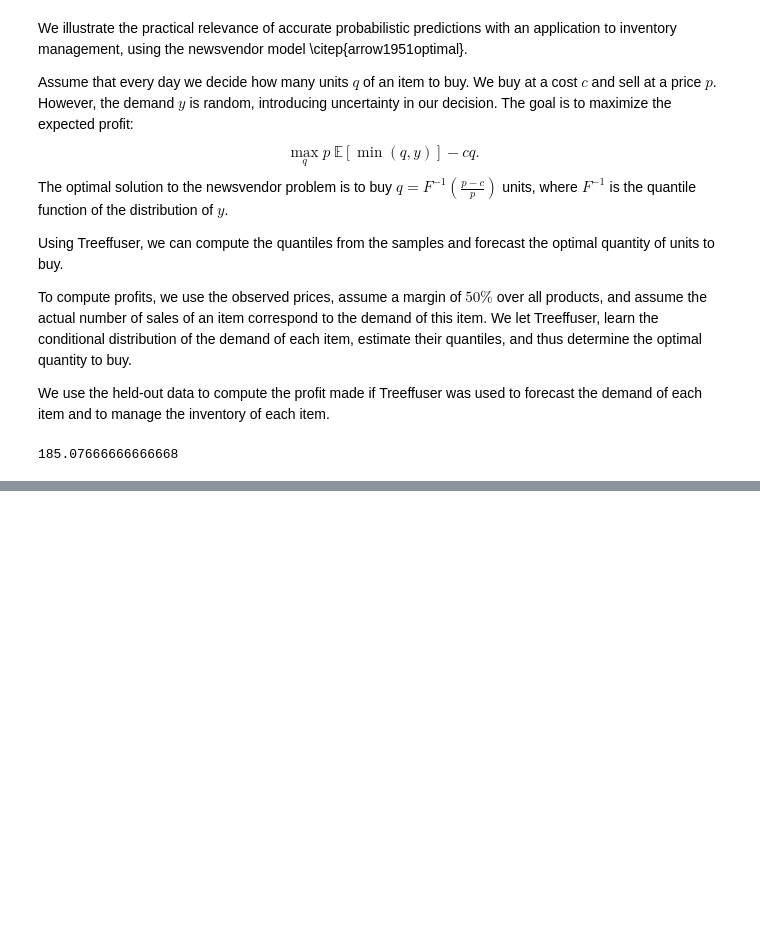
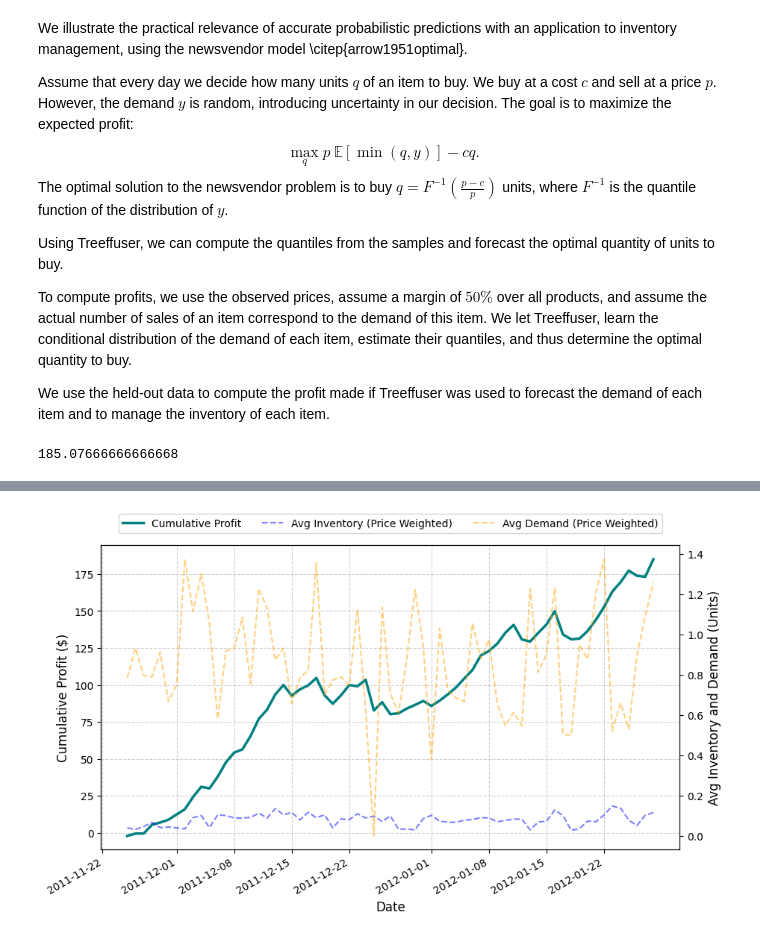
Before and after one commit to blei-lab/treeffuser, a Jupyter notebook: examples/m5-news-vendor-notebook.ipynb, the cells around one changed output, grey strips where cells are left out. Cells and saved outputs as stored; diff of their text form; code cells hidden in the pictures; blank space fills up the shorter version.

Commit message:
add fancy plot for the newsvendor model

```diff
--- a/examples/m5-news-vendor-notebook.ipynb
+++ b/examples/m5-news-vendor-notebook.ipynb
@@ -203,10 +207,20 @@ Finally, for each item, we take the first 300 days as train data and use the rem
 is_train = data["day_number"] <= 300
 
 y_name = "sales"
-x_names = [name for name in data.columns if name != y_name and name not in ["day_number", "date"]]
+x_names = [
+    name for name in data.columns if name != y_name and name not in ["day_number", "date"]
+]
 
-X_train, y_train, dates_train = data[is_train][x_names], data[is_train][y_name], data[is_train]["date"]
-X_test, y_test, dates_test = data[~is_train][x_names], data[~is_train][y_name], data[~is_train]["date"]
+X_train, y_train, dates_train = (
+    data[is_train][x_names],
+    data[is_train][y_name],
+    data[is_train]["date"],
+)
+X_test, y_test, dates_test = (
+    data[~is_train][x_names],
+    data[~is_train][y_name],
+    data[~is_train]["date"],
+)
 
 print(X_train.shape)
 print(X_test.shape)
@@ -321,0 +363,63 @@ plt.gcf().autofmt_xdate()
+# %%
+# dictionary to store color, alpha, linewidth, and linestyle for each line
+line_styles = {
+    "cumulative_profit": {"color": "teal", "alpha": 1, "linewidth": 2.5, "linestyle": "-"},
+    "inventory": {
+        "color": "blue",
+        "alpha": 0.5,
+        "linewidth": 1.5,
+        "linestyle": "--",
+    },
+    "demand": {
+        "color": "orange",
+        "alpha": 0.5,
+        "linewidth": 1.5,
+        "linestyle": "--",
+    },
+}
+
+# create figure
+fig, ax1 = plt.subplots(figsize=(10, 6))
+
+# define x-axis
+dates = pd.to_datetime(daily_summary["date"])
+
+# plot cumulative profit
+ax1.plot(
+    dates,
+    daily_summary["profit"].cumsum(),
+    **line_styles["cumulative_profit"],
+    label="Cumulative Profit",
+)
+ax1.set_xlabel("Date", fontsize=12)
+ax1.set_ylabel("Cumulative Profit ($)", fontsize=12)
+ax1.grid(True, linestyle="--", alpha=0.6)
+
+# create second y-axis for price-weighted inventory and demand
+ax2 = ax1.twinx()
+ax2.plot(
+    dates,
+    daily_summary["avg_inventory_weighted"],
+    **line_styles["inventory"],
+    label="Avg Inventory (Price Weighted)",
+)
+ax2.plot(
+    dates,
+    daily_summary["avg_demand_weighted"],
+    **line_styles["demand"],
+    label="Avg Demand (Price Weighted)",
+)
+ax2.set_ylabel("Avg Inventory and Demand (Units)", fontsize=12)
+
+# combine all legends into one
+lines1, labels1 = ax1.get_legend_handles_labels()
+lines2, labels2 = ax2.get_legend_handles_labels()
+ax1.legend(
+    lines1 + lines2, labels1 + labels2, loc="upper center", bbox_to_anchor=(0.5, 1.12), ncol=3
+)
+
+fig.autofmt_xdate()  # rotate x-tick labels
+
+plt.show()
+# %% [output]
+[figure, added]
```
Also changed, not shown: parts of 8 cells of this notebook.
